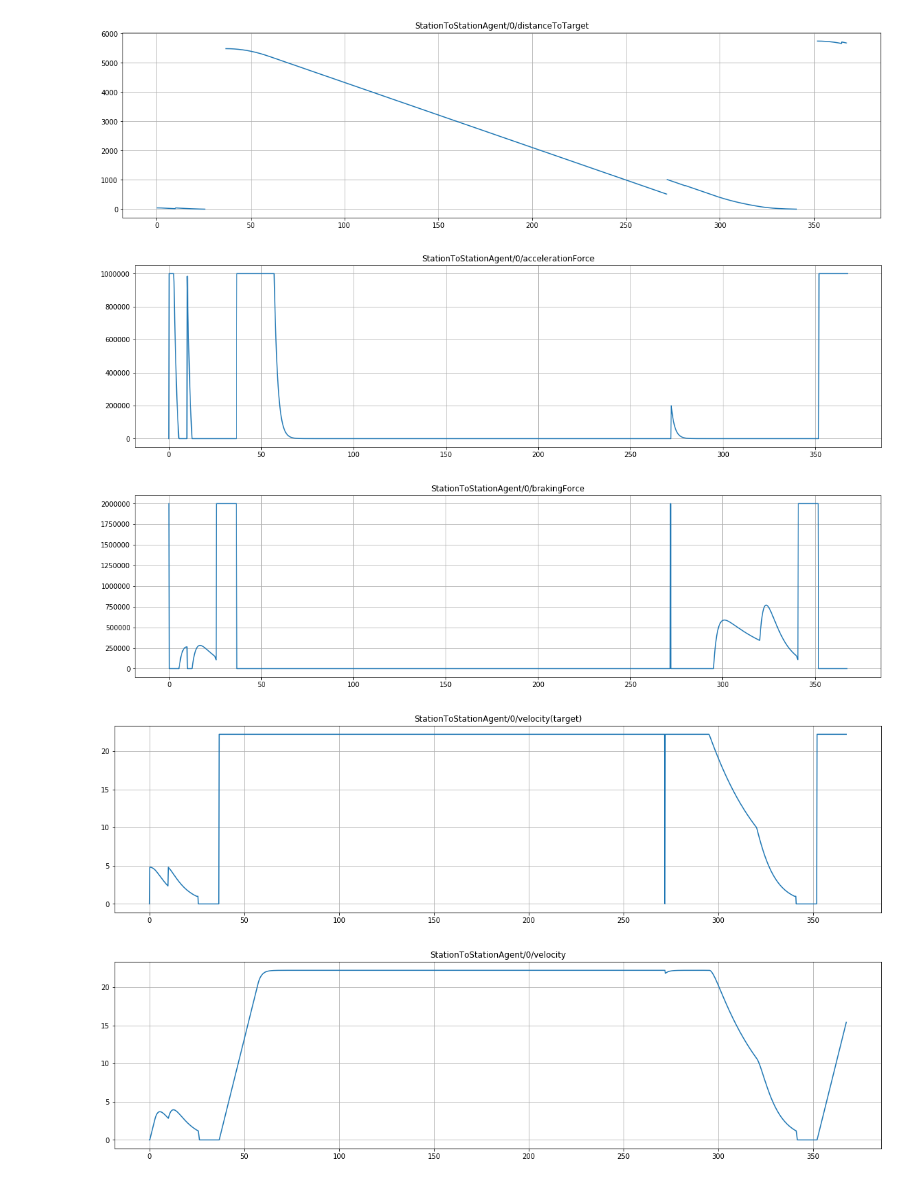
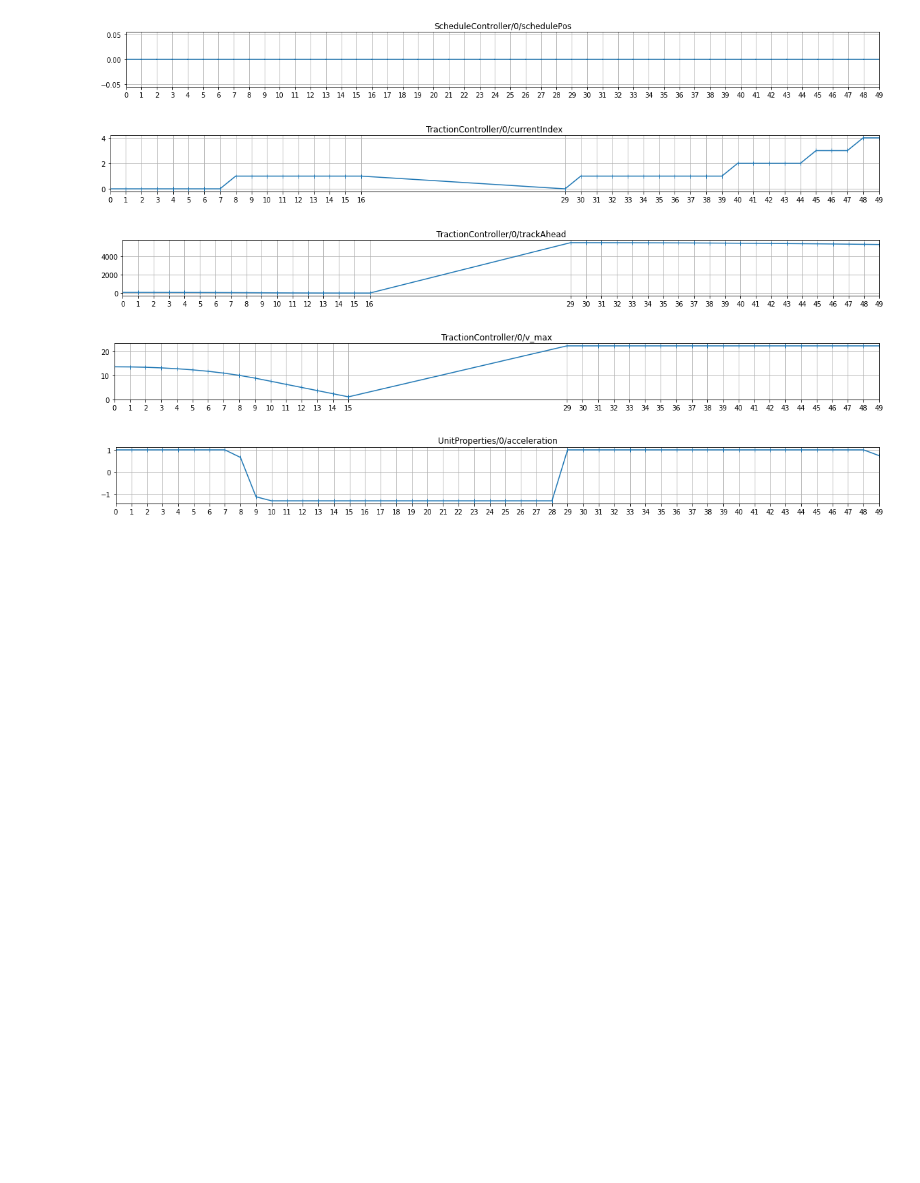
Before and after one commit to mcejp/TSIM, a Jupyter notebook: PlotSimlog.ipynb, the cells around one changed output. Saved outputs shown, nothing was run; the diff lists cells and outputs as text; code cells hidden in the pictures; blank space fills up the shorter version.

```diff
--- a/PlotSimlog.ipynb
+++ b/PlotSimlog.ipynb
@@ -1,21 +1,33 @@
 # %%
 import csv
+from dataclasses import dataclass
 import numpy as np
 import matplotlib.pyplot as plt
 import re
 
+@dataclass
+class SignalTarget:
+    name: str
+
+@dataclass
+class MessageSignalTarget:
+    name: str
+
 series = {str: {}, float: {}}
-names = {}
+defs = {}
 
 num_processed = 0
 
-with open('work/simlog.csv', 'rt') as f:
+with open('work/simdb.sqlite.csv', 'rt') as f:
     reader = csv.reader(f, delimiter=',')
     next(reader)
 
     for time_str, target, value in reader:
         if time_str == 'DEF':
-            names[target] = value
+            defs[target] = SignalTarget(value)
+            continue
+        elif time_str == 'DEFM':
+            defs[target] = MessageSignalTarget(value)
             continue
 
         time = float(time_str)
@@ -35,5 +47,5 @@ with open('work/simlog.csv', 'rt') as f:
 
         num_processed += 1
 
-print(f'Processed {num_processed} entries for {len(names)} targets.')
+print(f'Processed {num_processed} entries for {len(defs)} targets.')
 # %% [output]
@@ -41,24 +53,30 @@ Processed 13241 entries for 9 targets.
 # %%
+FIG_SIZE = (20,1.5)
+
 for target_id, this_series in series[str].items():
-    print(f'{names[target_id]}:')
+    print(f'{defs[target_id].name}:')
+    last_value = None
     for time, value in zip(*this_series):
-        print(f'  {time:7.3f}: {value}')
+        if isinstance(defs[target], MessageSignalTarget) or value != last_value:
+            print(f'  {time:7.3f}: {value}')
+        last_value = value
     print()
 
-xlim = None
-#xlim = (0, 12)
+xlim = (0, time)
+# xlim = (250, 300)
 
 display_options_by_pin_name = {
     'debug': dict(display='none'),
-    #'segmentId': dict(display='step'),
-    'segmentId': dict(display='none'),
+    'segmentId': dict(display='step'),
+#     'segmentId': dict(display='none'),
+    'schedulePos': dict(display='step'),
 }
 
 for target_id, this_series in series[float].items():
     # determine set of display options
     display_options = dict(display='plot')
 
-    tokens = names[target_id].split('/')
+    tokens = defs[target_id].name.split('/')
     if len(tokens) == 3 and tokens[2] in display_options_by_pin_name:
         display_options = {**display_options, **display_options_by_pin_name[tokens[2]]}
 
@@ -68,9 +86,9 @@ for target_id, this_series in series[float].items():
     # prepare & plot time series
     t, y = this_series[0], this_series[1]
 
-    plt.figure(figsize=(20,5))
+    plt.figure(figsize=FIG_SIZE)
     if display_options['display'] == 'plot':
-        plt.plot(t, y)
+        plt.plot(t, y, marker="|")
     elif display_options['display'] == 'step':
         # https://stackoverflow.com/a/44961513
         def mystep(x,y, ax=None, **kwargs):
@@ -82,20 +100,22 @@ for target_id, this_series in series[float].items():
             return ax.plot(X.flatten(), Y.flatten(), **kwargs)
 
         mystep(t, y)
-    plt.grid()
-    plt.title(names[target_id])
+    plt.title(defs[target_id].name)
+    plt.grid(which="both")
+    if xlim[1] - xlim[0] < 50:
+        plt.xticks(t)
 
     if xlim is not None: plt.xlim(*xlim)
 
-reversed_names = dict(map(reversed, names.items()))
+# reversed_names = dict(map(reversed, names.items()))
 
-plt.figure(figsize=(20,5))
-target = reversed_names['StationToStationAgent/0/velocity']
-t, y = series[float][target][0], series[float][target][1]
-plt.plot(t, y, label='velocity')
-target = reversed_names['StationToStationAgent/0/velocity(target)']
-t, y = series[float][target][0], series[float][target][1]
-plt.plot(t, y, label='velocity(target)')
-plt.legend()
-plt.grid()
+# plt.figure(figsize=(20,5))
+# target = reversed_names['StationToStationAgent/0/velocity']
+# t, y = series[float][target][0], series[float][target][1]
+# plt.plot(t, y, label='velocity')
+# target = reversed_names['StationToStationAgent/0/velocity(target)']
+# t, y = series[float][target][0], series[float][target][1]
+# plt.plot(t, y, label='velocity(target)')
+# plt.legend()
+# plt.grid()
 # %% [output]
@@ -111,5 +139,5 @@ StationToStationAgent/0/implFeed:
-[figure, old version]
+[figure, new version]
-[figure, old version]
+[figure, new version]
-[figure, old version]
+[figure, new version]
-[figure, old version]
+[figure, new version]
-[figure, old version]
+[figure, new version]
```
Also changed, not shown: parts of 2 cells of this notebook, 24 other files.
